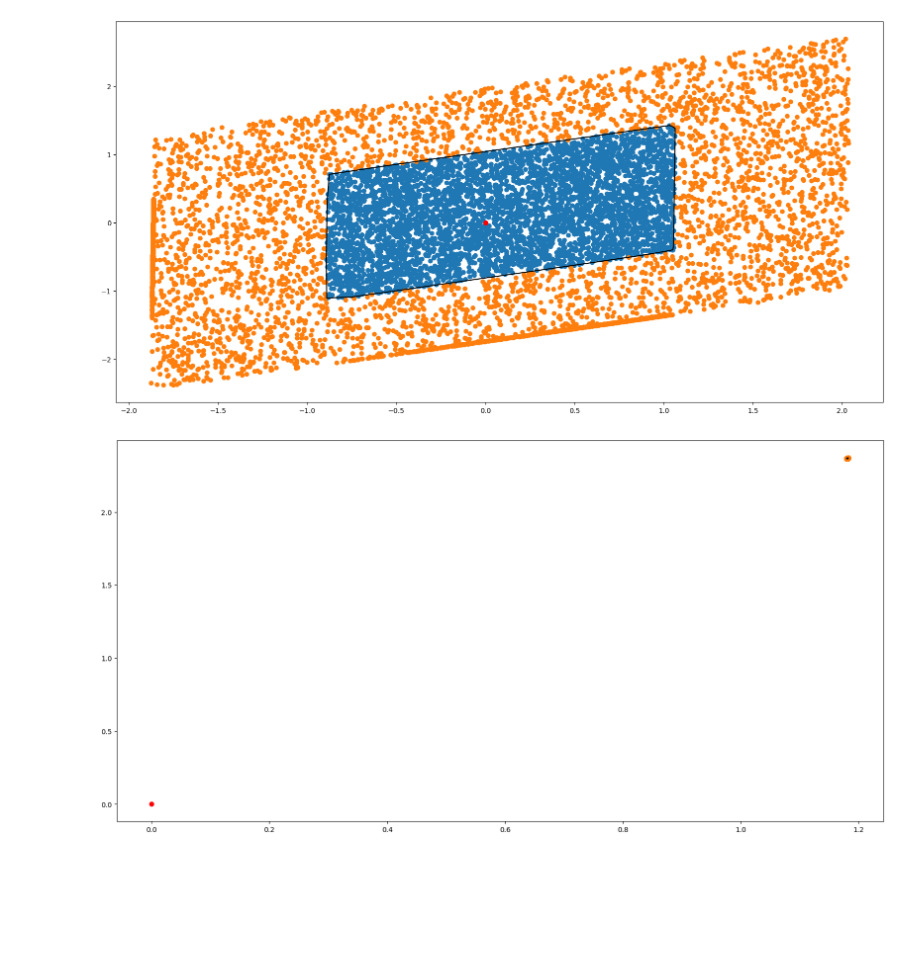
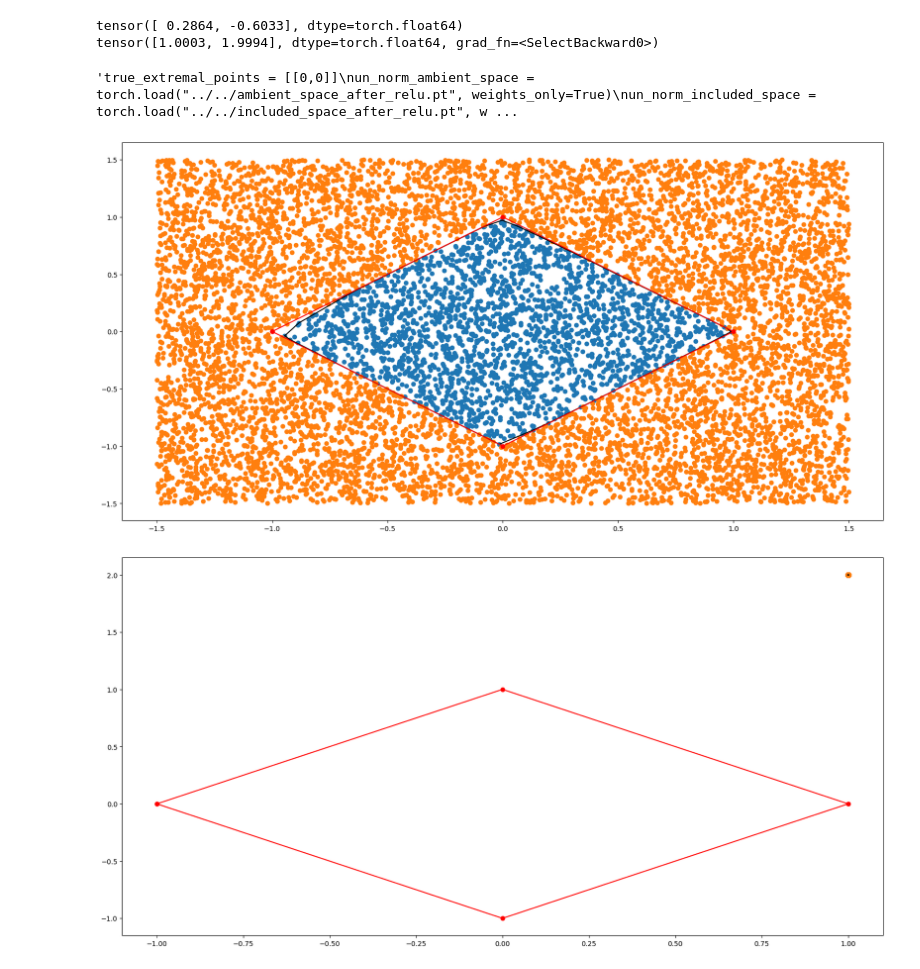
Before and after one commit to ufukguenes/ICNN_verification, a Jupyter notebook: script/Experiments/NormalizationICNN.ipynb, the cells around one changed output. Cells and saved outputs as stored; diff of their text form; code cells hidden in the pictures; blank space fills up the shorter version.

```diff
--- a/script/Experiments/NormalizationICNN.ipynb
+++ b/script/Experiments/NormalizationICNN.ipynb
@@ -22,25 +22,24 @@ normalized_icnn = ICNN([2, 10, 10, 1])
 
 #matplotlib.use("TkAgg")
 # %%
-"""
 norm_included_space, norm_ambient_space = Rhombus().get_uniform_samples(number_of_train_samples, x_range, y_range)  #samples will be split in inside and outside the rhombus
 true_extremal_points = Rhombus().get_extremal_points()
 std = torch.tensor([0.001,0.001], dtype=torch.float64)
 mean = torch.tensor([1,2], dtype=torch.float64)
 
-def norm(samples):
+def un_norm(samples):
     new_tensor = torch.empty(samples.size(), dtype=torch.float64)
     for i in range(len(new_tensor)):
         new_tensor[i] = samples[i] * std + mean
     return new_tensor
 
 print(norm_included_space[0])
-un_norm_included_space = tv.transforms.Lambda(lambda samples: norm(samples))(norm_included_space).detach().requires_grad_(True)
-un_norm_ambient_space = tv.transforms.Lambda(lambda samples: norm(samples))(norm_ambient_space).detach().requires_grad_(True)
-print(un_norm_included_space[0])"""
+un_norm_included_space = tv.transforms.Lambda(lambda samples: un_norm(samples))(norm_included_space).detach().requires_grad_(True)
+un_norm_ambient_space = tv.transforms.Lambda(lambda samples: un_norm(samples))(norm_ambient_space).detach().requires_grad_(True)
+print(un_norm_included_space[0])
 
 
-true_extremal_points = [[0,0]]
+"""true_extremal_points = [[0,0]]
 un_norm_ambient_space = torch.load("../../ambient_space_after_relu.pt", weights_only=True)
 un_norm_included_space = torch.load("../../included_space_after_relu.pt", weights_only=True)
 
@@ -48,6 +47,11 @@ mean = get_mean(un_norm_included_space, un_norm_ambient_space)
 std = get_std(un_norm_included_space, un_norm_ambient_space)
 
 norm_included_space, norm_ambient_space = normalize_data(un_norm_included_space, un_norm_ambient_space, mean, std)
+"""
+# %% [output]
+tensor([ 0.2864, -0.6033], dtype=torch.float64)
+tensor([1.0003, 1.9994], dtype=torch.float64, grad_fn=<SelectBackward0>)
+'true_extremal_points = [[0,0]]\nun_norm_ambient_space = torch.load("../../ambient_space_after_relu.pt", weights_only=True)\nun_norm_included_space = torch.load("../../included_space_after_relu.pt", w ...
 # %%
 norm_dataset = ConvexDataset(data=norm_included_space)
 norm_train_loader = DataLoader(norm_dataset, batch_size=batch_size, shuffle=True)
@@ -56,12 +60,12 @@ norm_ambient_loader = DataLoader(norm_dataset, batch_size=batch_size, shuffle=Tr
 # %%
 norm_plots = Plots_for(0, non_normalized_icnn, norm_included_space.detach(), norm_ambient_space.detach(), true_extremal_points, x_range, y_range)
 norm_plots.plt_initial()
 
-un_norm_plots = Plots_for(0, normalized_icnn, un_norm_included_space.detach(), un_norm_ambient_space.detach(), true_extremal_points, [1.1792,1.1831], [2.3644, 2.3698]) #
+un_norm_plots = Plots_for(0, normalized_icnn, un_norm_included_space.detach(), un_norm_ambient_space.detach(), true_extremal_points, [0.998, 1.002], [1.998, 2.002]) #
 un_norm_plots.plt_initial()
 # %% [output]
-[figure, old version]
+[figure, new version]
-[figure, old version]
+[figure, new version]
 # %%
 history = train_icnn(non_normalized_icnn, norm_train_loader,norm_ambient_loader, epochs=epochs, hyper_lambda=hyper_lambda)
 # %% [output]
```
Also changed, not shown: parts of 4 cells of this notebook, 8 other files.
